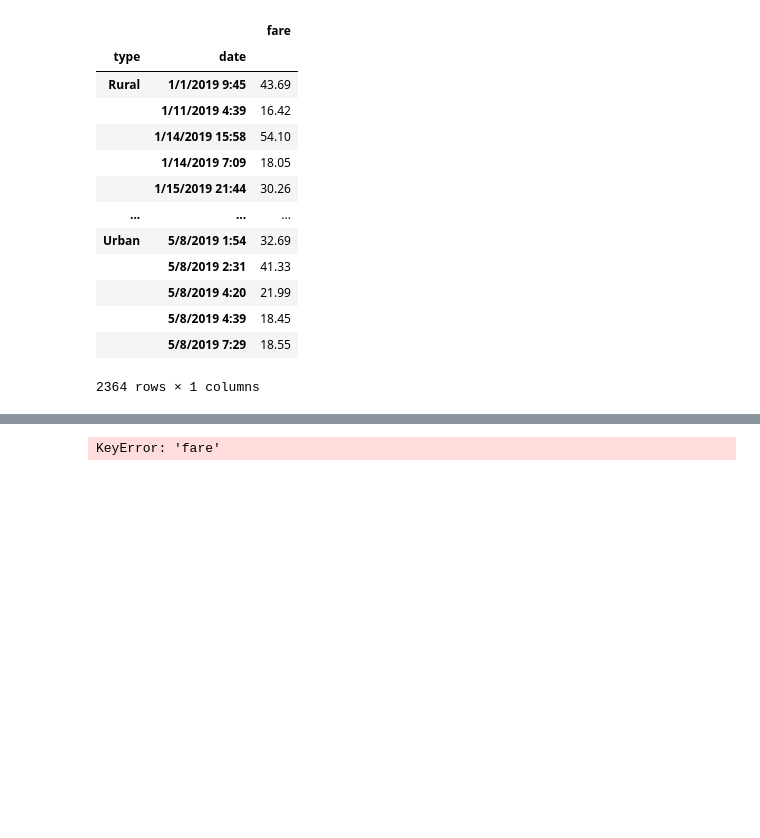
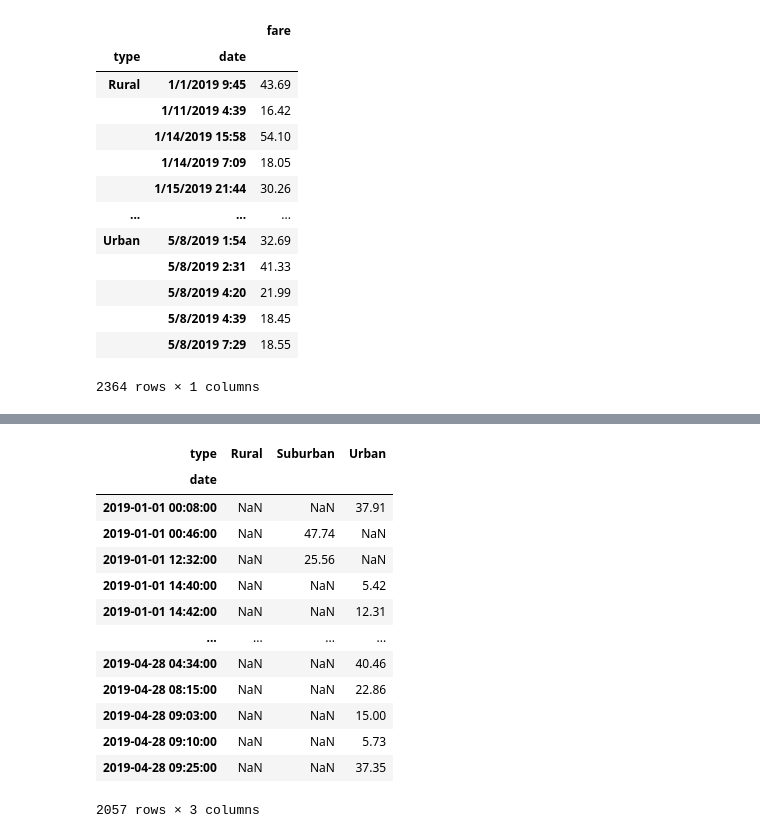
Before and after one commit to Christy-cyber/PyBer_Analysis, a Jupyter notebook: PyBer_Challenge.ipynb, the cells around one changed output, grey strips where cells are left out. Cells and saved outputs as stored; diff of their text form; code cells hidden in the pictures; blank space fills up the shorter version.

```diff
--- a/PyBer_Challenge.ipynb
+++ b/PyBer_Challenge.ipynb
@@ -204,10 +205,22 @@ filtered_dates_df
 # %%
 # 6. Set the "date" index to datetime datatype. This is necessary to use the resample() method in Step 8.
-# df.index = pd.to_datetime(df.index)
-# Note: datetime was set between steps 1 and 2.  This repivots the new dataframe (table) with new dates to look like Step 4.
-filtered_dates_df.pivot(index = 'date', columns = 'type') ['fare']
-filtered_dates_df
+
+fares_Jan_April.index = pd.to_datetime(fares_Jan_April.index)
+fares_Jan_April
 # %% [output]
+| type | Rural | Suburban | Urban |
+| date |  |  |  |
+| 2019-01-01 00:08:00 | NaN | NaN | 37.91 |
+| 2019-01-01 00:46:00 | NaN | 47.74 | NaN |
+| 2019-01-01 12:32:00 | NaN | 25.56 | NaN |
+| 2019-01-01 14:40:00 | NaN | NaN | 5.42 |
+| 2019-01-01 14:42:00 | NaN | NaN | 12.31 |
+| ... | ... | ... | ... |
+| 2019-04-28 04:34:00 | NaN | NaN | 40.46 |
+| 2019-04-28 08:15:00 | NaN | NaN | 22.86 |
+| 2019-04-28 09:03:00 | NaN | NaN | 15.00 |
+| 2019-04-28 09:10:00 | NaN | NaN | 5.73 |
+| 2019-04-28 09:25:00 | NaN | NaN | 37.35 |
-KeyError: 'fare'
+2057 rows × 3 columns
 # %%
 # 7. Check that the datatype for the index is datetime using df.info()
```
Also changed, not shown: parts of 6 cells of this notebook.
